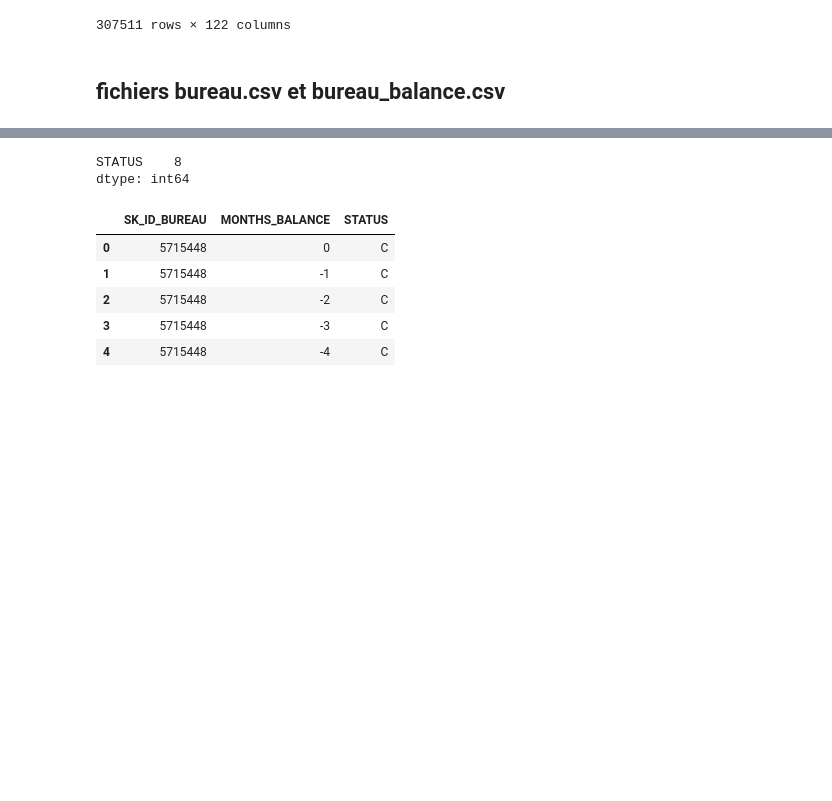
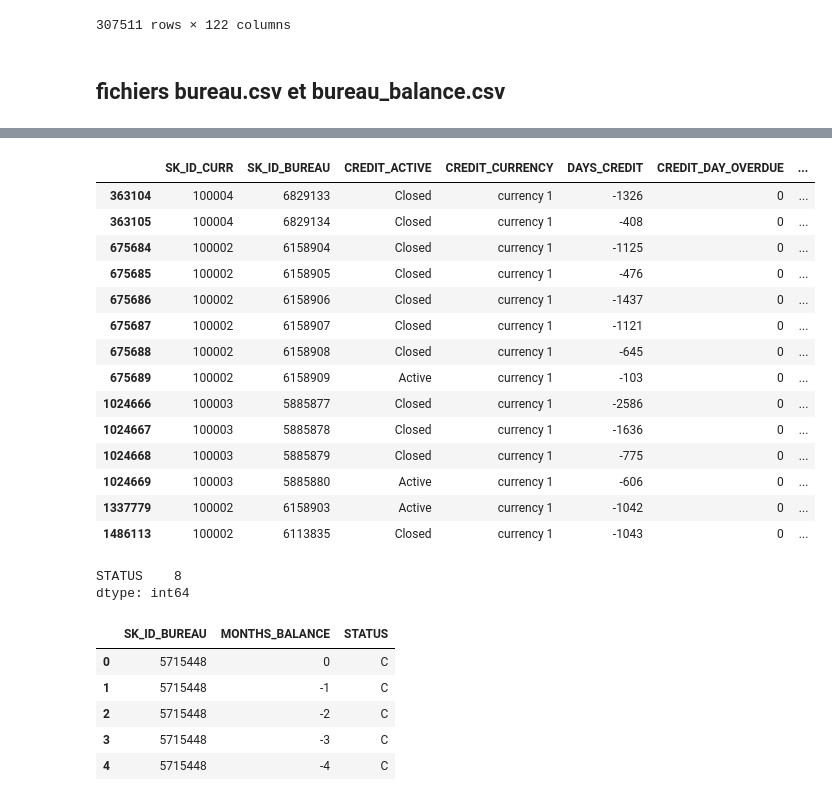
Before and after one commit to erwanpgl/OpenclassroomsCreditScoring, a Jupyter notebook: modelisations/Lucas_Erwan_2_notebook_modélisation_052024.ipynb, the cells around one changed output, grey strips where cells are left out. Drawn from its saved outputs; the diff is of its cells as text; code cells hidden in the pictures; blank space fills up the shorter version.

Commit message:
add csv for tests and production, fix their calls and fix dashboard shap button

```diff
--- a/modelisations/Lucas_Erwan_2_notebook_modélisation_052024.ipynb
+++ b/modelisations/Lucas_Erwan_2_notebook_modélisation_052024.ipynb
@@ -888,0 +889,22 @@ bureau[bureau['SK_ID_CURR']==215354].to_csv('bureau_reduced.csv')
+# %%
+#bureau[bureau['SK_ID_CURR']==215354].to_csv('bureau_reduced.csv')
+bureau_4tests = bureau[(bureau['SK_ID_CURR']>100001) & (bureau['SK_ID_CURR']<100005)]
+bureau_4tests.to_csv("bureau_4tests.csv")
+# %%
+bureau_4tests
+# %% [output]
+|  | SK_ID_CURR | SK_ID_BUREAU | CREDIT_ACTIVE | CREDIT_CURRENCY | DAYS_CREDIT | CREDIT_DAY_OVERDUE | ... |
+| 363104 | 100004 | 6829133 | Closed | currency 1 | -1326 | 0 | ... |
+| 363105 | 100004 | 6829134 | Closed | currency 1 | -408 | 0 | ... |
+| 675684 | 100002 | 6158904 | Closed | currency 1 | -1125 | 0 | ... |
+| 675685 | 100002 | 6158905 | Closed | currency 1 | -476 | 0 | ... |
+| 675686 | 100002 | 6158906 | Closed | currency 1 | -1437 | 0 | ... |
+| 675687 | 100002 | 6158907 | Closed | currency 1 | -1121 | 0 | ... |
+| 675688 | 100002 | 6158908 | Closed | currency 1 | -645 | 0 | ... |
+| 675689 | 100002 | 6158909 | Active | currency 1 | -103 | 0 | ... |
+| 1024666 | 100003 | 5885877 | Closed | currency 1 | -2586 | 0 | ... |
+| 1024667 | 100003 | 5885878 | Closed | currency 1 | -1636 | 0 | ... |
+| 1024668 | 100003 | 5885879 | Closed | currency 1 | -775 | 0 | ... |
+| 1024669 | 100003 | 5885880 | Active | currency 1 | -606 | 0 | ... |
+| 1337779 | 100002 | 6158903 | Active | currency 1 | -1042 | 0 | ... |
+| 1486113 | 100002 | 6113835 | Closed | currency 1 | -1043 | 0 | ... |
```
Also changed, not shown: parts of 15 cells of this notebook, 25 other files.
